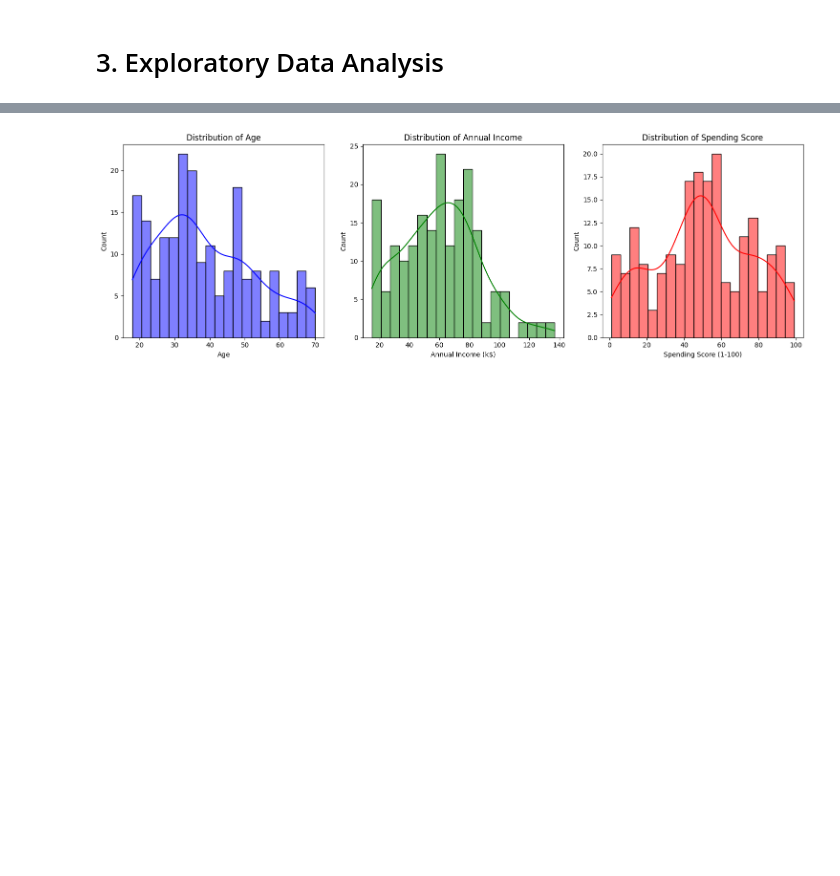
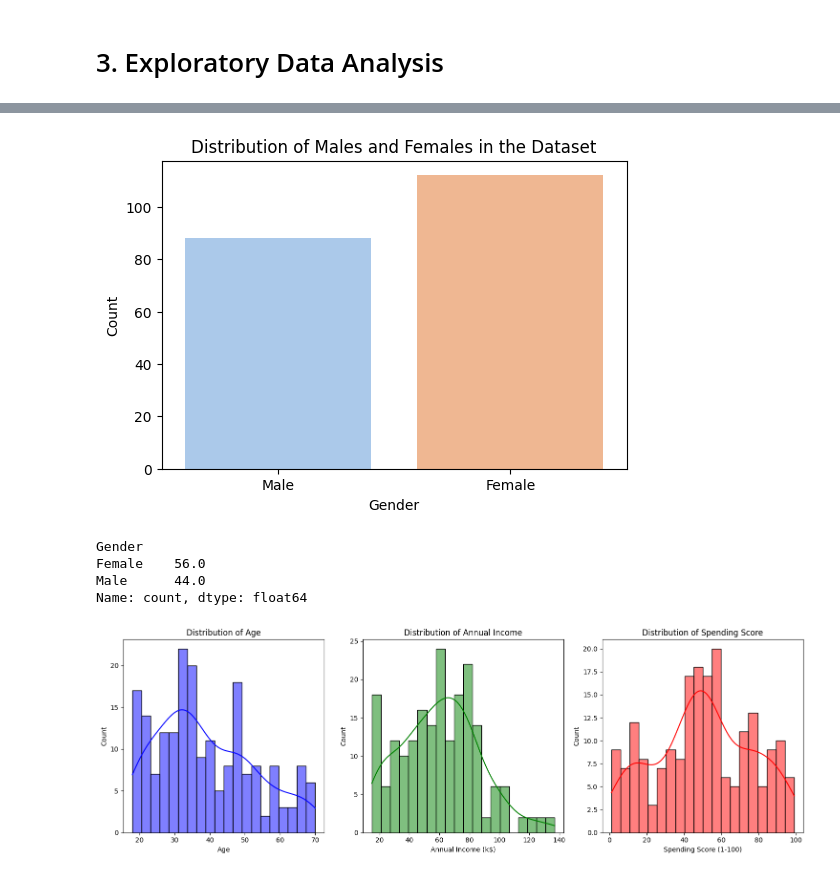
Before and after one commit to sbmccall/data-science-projects, a Jupyter notebook: customer-segmentation/notebooks/Mall_Customer_Segmentation.ipynb, the cells around one changed output, grey strips where cells are left out. Cells and saved outputs as stored; diff of their text form; code cells hidden in the pictures; blank space fills up the shorter version.

```diff
--- a/customer-segmentation/notebooks/Mall_Customer_Segmentation.ipynb
+++ b/customer-segmentation/notebooks/Mall_Customer_Segmentation.ipynb
@@ -60,3 +68,30 @@ There doesn't appear to be any data cleaning that needs to be done.
+# %%
+# Count the number of males and females
+plt.figure(figsize=(6, 4))
+sns.countplot(x=df['Gender'], hue=df['Gender'], palette='pastel', legend=False)
+
+# Add labels and title
+plt.xlabel('Gender')
+plt.ylabel('Count')
+plt.title('Distribution of Males and Females in the Dataset')
+
+plt.show()
+# %% [output]
+[figure, added]
+# %%
+# Count the number of males and females
+gender_counts = df['Gender'].value_counts()
+
+# Calculate the percentage
+gender_percentages = (gender_counts / gender_counts.sum())*100
+
+# Display percentages
+print(gender_percentages)
+# %% [output]
+Gender
+Female    56.0
+Male      44.0
+Name: count, dtype: float64
 # %%
 # Create subplots
 fig, axes = plt.subplots(1, 3, figsize=(15, 5))
```
Also changed, not shown: parts of 5 cells of this notebook.
